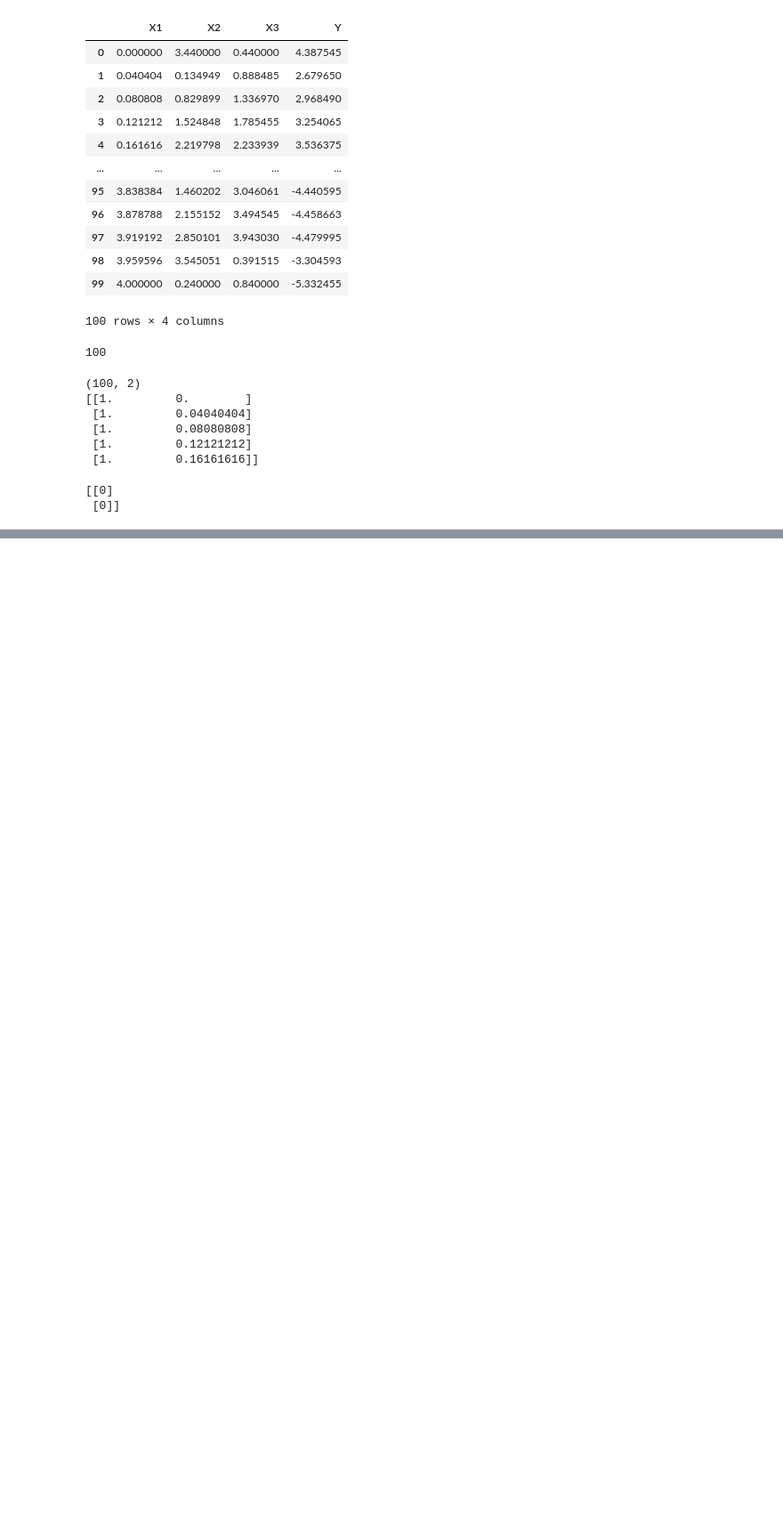
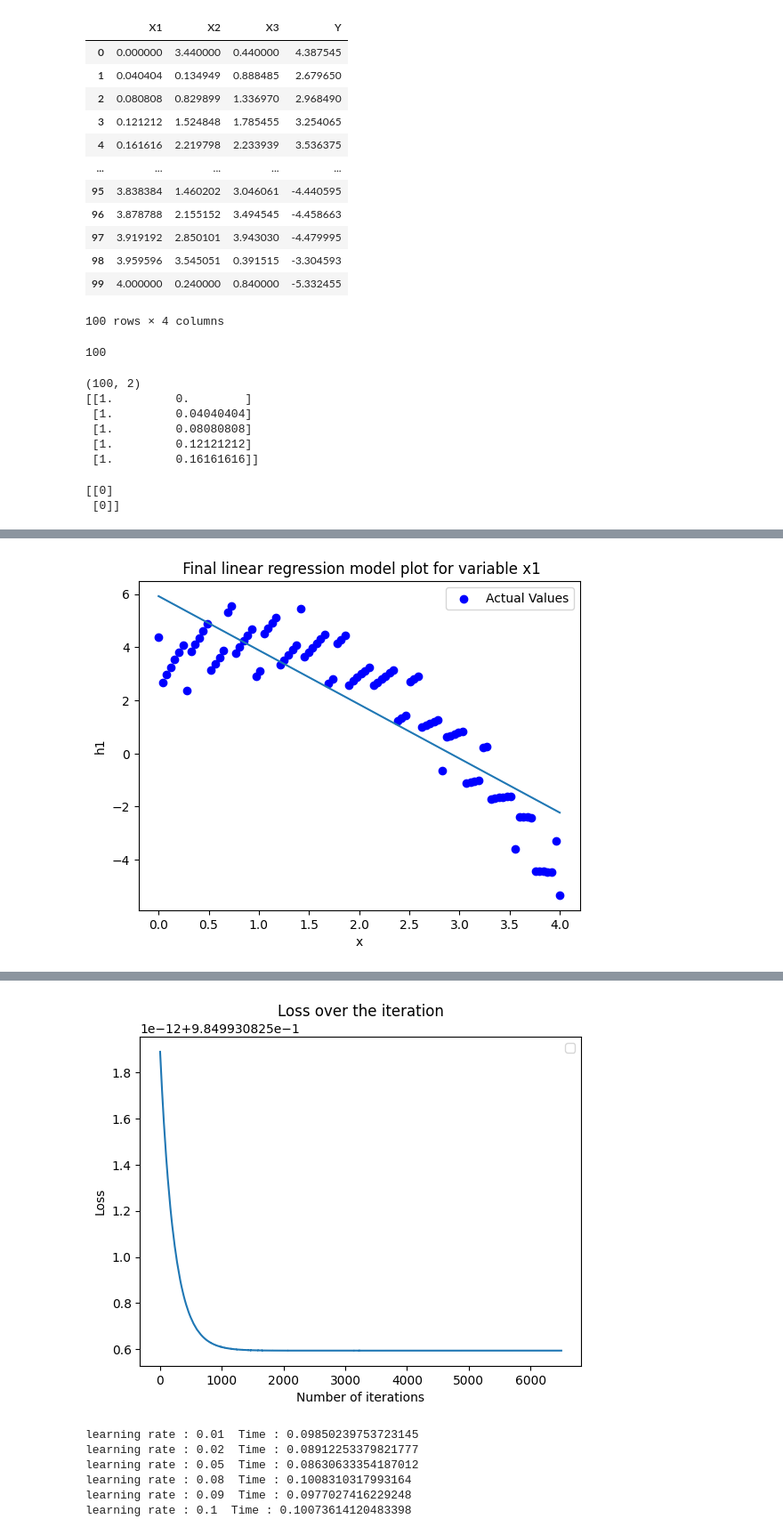
Before and after one commit to saikrishna1108/Introduction-to-Machine-Learning, a Jupyter notebook: Homework1.ipynb, the cells around one changed output, grey strips where cells are left out. Shown at 89% size. Cells and saved outputs as stored; diff of their text form; code cells hidden in the pictures; blank space fills up the shorter version.

```diff
--- a/Homework1.ipynb
+++ b/Homework1.ipynb
@@ -88,0 +89,16 @@ cost_history for X1 and Y = [0.98499308 0.98499308 0.98499308 ... 0.98499308 0.9
+# %%
+plt.scatter(x1, y, label='Actual Values', color='blue')
+plt.plot(x1,X1.dot(theta))
+plt.xlabel('x')
+plt.ylabel('h1')
+plt.title(' Final linear regression model plot for variable x1')
+plt.legend()
+plt.show()
+plt.plot([x for x in range(iterations)],cost_history)
+plt.xlabel('Number of iterations')
+plt.ylabel('Loss')
+plt.title('Loss over the iteration')
+plt.legend()
+plt.show()
+# %% [output]
+[figure, added]
@@ -89 +106,20 @@ cost_history for X1 and Y = [0.98499308 0.98499308 0.98499308 ... 0.98499308 0.9
+[figure, added]
+# %%
+import time
+learning = [0.01,0.02,0.05,0.08,0.09,0.1]
+time_measure = []
+for i in learning:
+  s_time = time.time()
+  theta, cost_history = gradient_value(X1, y, theta, iterations,i)
+  e_time = time.time()
+  time_measure.append(e_time-s_time)
+for i in range(len(learning)):
+  print("learning rate :",learning[i]," Time :",time_measure[i])
+# %% [output]
+learning rate : 0.01  Time : 0.09850239753723145
+learning rate : 0.02  Time : 0.08912253379821777
+learning rate : 0.05  Time : 0.08630633354187012
+learning rate : 0.08  Time : 0.1008310317993164
+learning rate : 0.09  Time : 0.0977027416229248
+learning rate : 0.1  Time : 0.10073614120483398
 # %%
```
Also changed, not shown: parts of 6 cells of this notebook.
